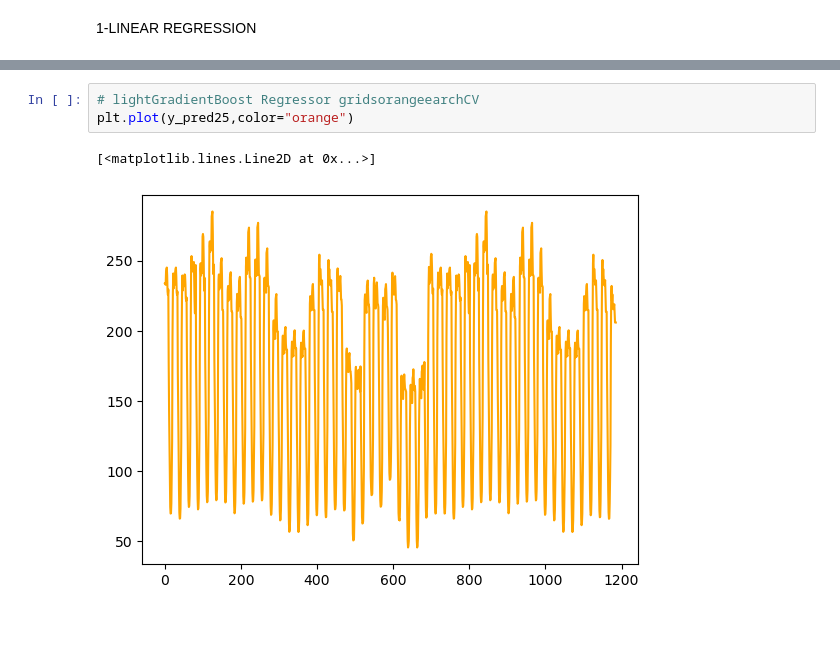
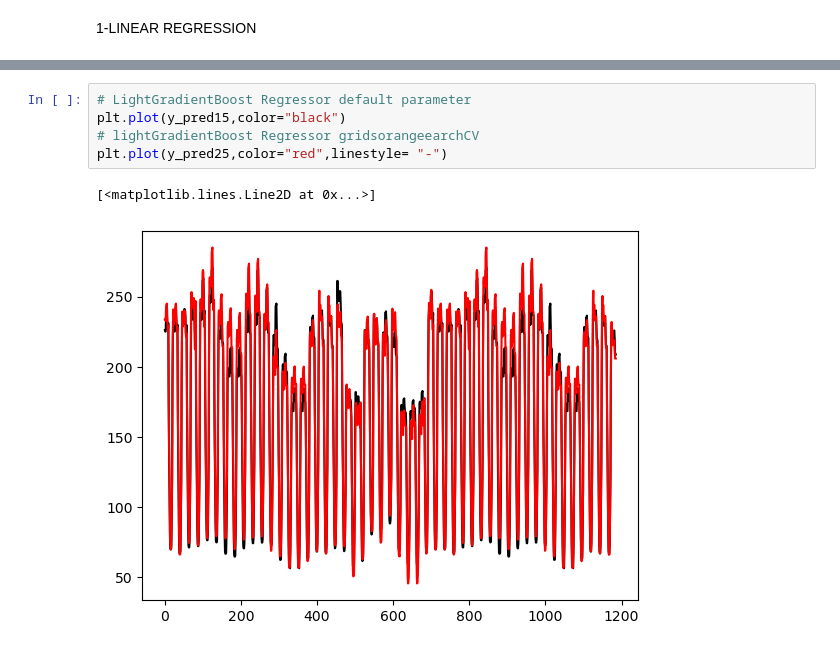
Before and after one commit to Feddyhub/supervised-learning-SearchGridCV-hyperparameter-optimization-exercise, a Jupyter notebook: task5-checkpoint.ipynb, the cells around one changed output, grey strips where cells are left out. Saved outputs shown, nothing was run; the diff lists cells and outputs as text.

```diff
--- a/task5-checkpoint.ipynb
+++ b/task5-checkpoint.ipynb
@@ -616,6 +594,8 @@ plt.plot(y_pred15,color="blue")
 # %%
+# LightGradientBoost Regressor default parameter
+plt.plot(y_pred15,color="black")
 # lightGradientBoost Regressor gridsorangeearchCV
-plt.plot(y_pred25,color="orange")
+plt.plot(y_pred25,color="red",linestyle= "-")
 # %% [output]
 [<matplotlib.lines.Line2D at 0x...>]
-[figure, old version]
+[figure, new version]
```
Also changed, not shown: parts of 32 cells of this notebook.
